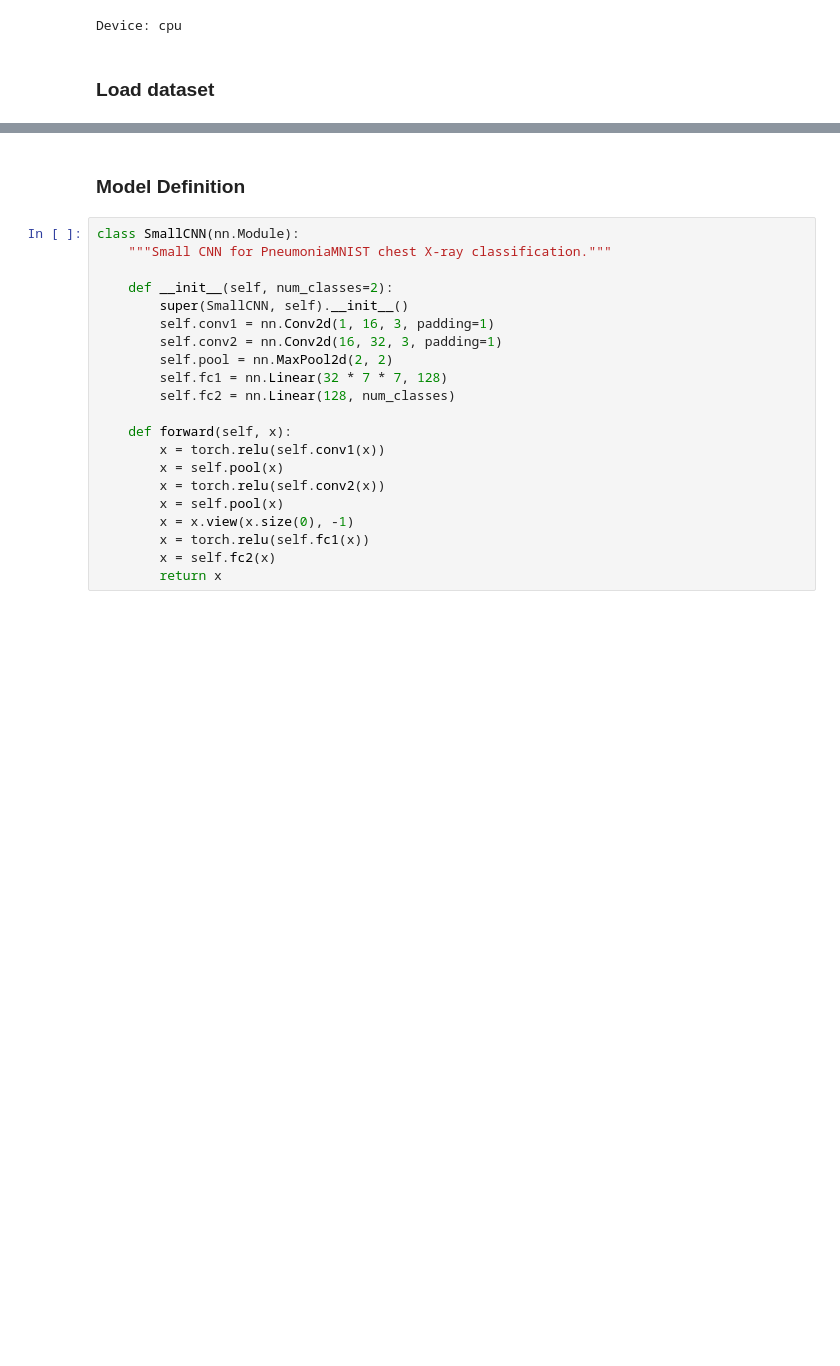
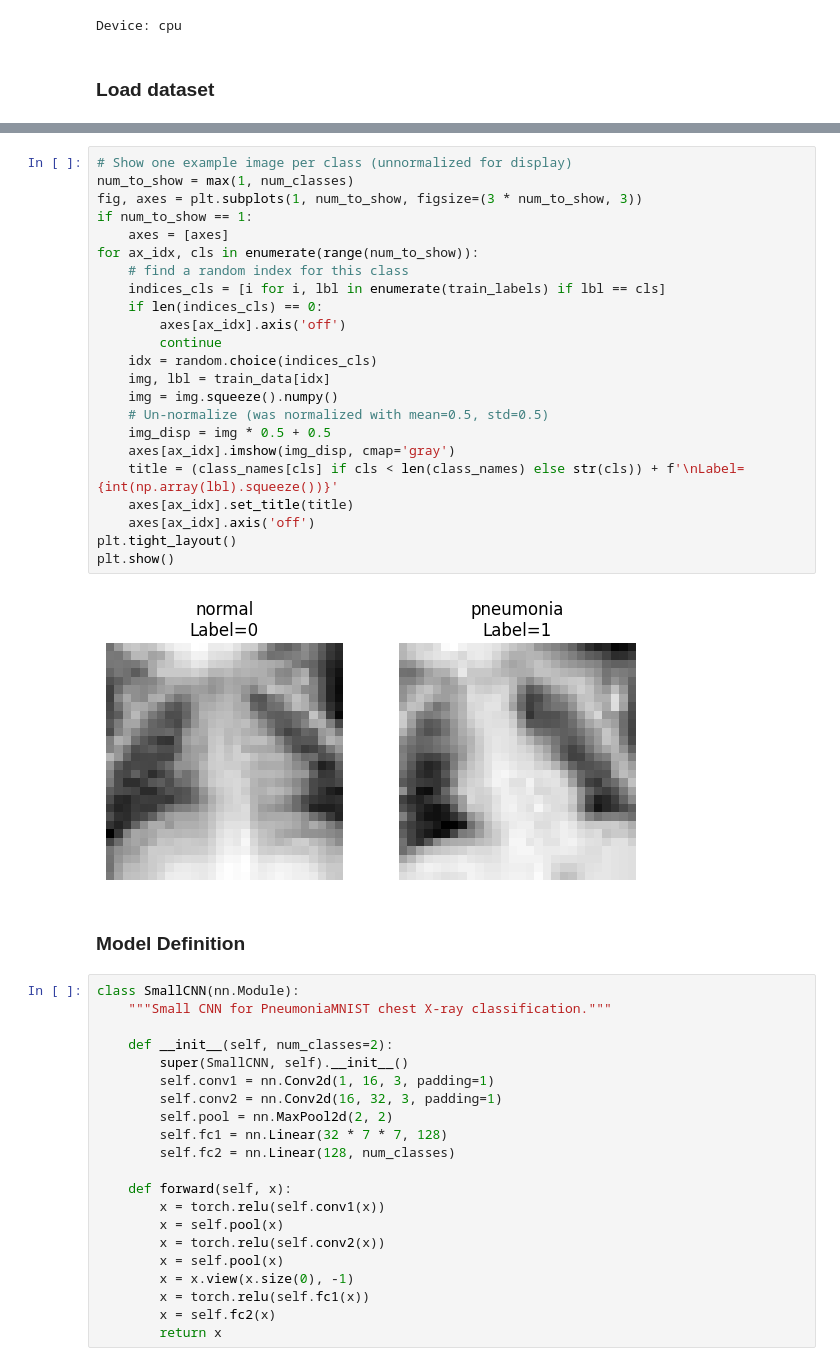
Before and after one commit to ELTE-DSED/Intro-Data-Security, a Jupyter notebook: module_08_defenses/Lab_8b_Federated_Learning_and_Adversarial_Training.ipynb, the cells around one changed output, grey strips where cells are left out. Saved outputs shown, nothing was run; the diff lists cells and outputs as text; blank space fills up the shorter version.

```diff
--- a/module_08_defenses/Lab_8b_Federated_Learning_and_Adversarial_Training.ipynb
+++ b/module_08_defenses/Lab_8b_Federated_Learning_and_Adversarial_Training.ipynb
@@ -121,3 +140,28 @@ Medical Imaging Dataset: PneumoniaMNIST
+# %%
+# Show one example image per class (unnormalized for display)
+num_to_show = max(1, num_classes)
+fig, axes = plt.subplots(1, num_to_show, figsize=(3 * num_to_show, 3))
+if num_to_show == 1:
+    axes = [axes]
+for ax_idx, cls in enumerate(range(num_to_show)):
+    # find a random index for this class
+    indices_cls = [i for i, lbl in enumerate(train_labels) if lbl == cls]
+    if len(indices_cls) == 0:
+        axes[ax_idx].axis('off')
+        continue
+    idx = random.choice(indices_cls)
+    img, lbl = train_data[idx]
+    img = img.squeeze().numpy()
+    # Un-normalize (was normalized with mean=0.5, std=0.5)
+    img_disp = img * 0.5 + 0.5
+    axes[ax_idx].imshow(img_disp, cmap='gray')
+    title = (class_names[cls] if cls < len(class_names) else str(cls)) + f'\nLabel={int(np.array(lbl).squeeze())}'
+    axes[ax_idx].set_title(title)
+    axes[ax_idx].axis('off')
+plt.tight_layout()
+plt.show()
+# %% [output]
+[figure, added]
 # %% [markdown]
 ### Model Definition
 # %%
```
Also changed, not shown: parts of 20 cells of this notebook, 1 other file.
